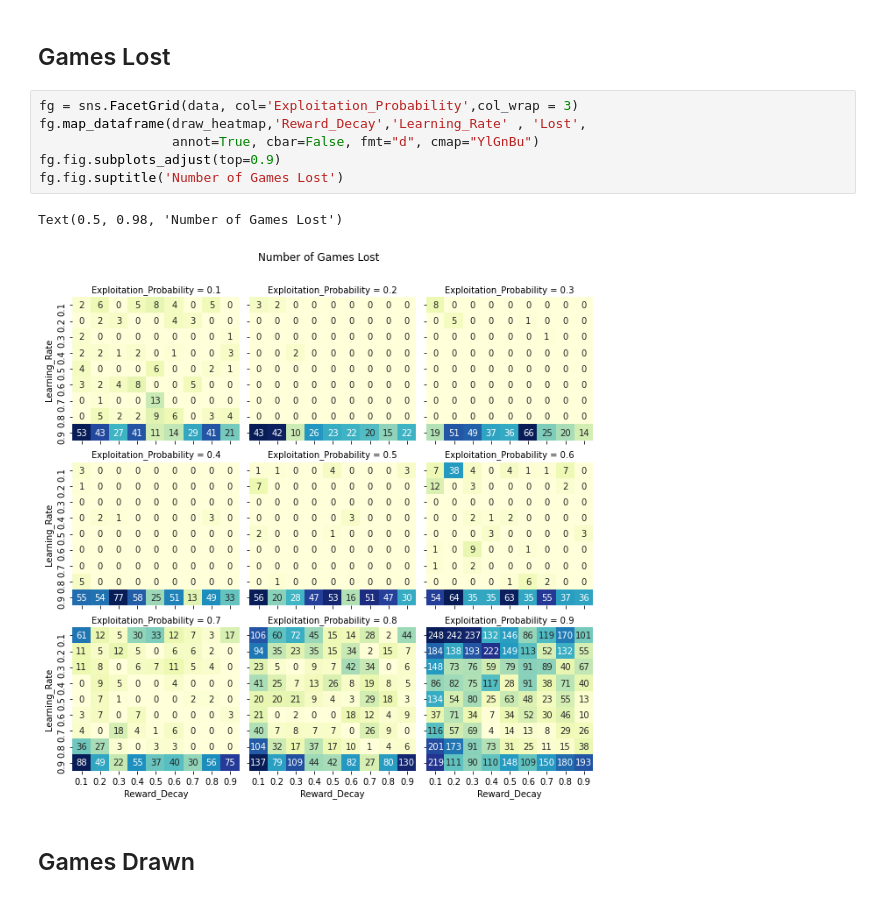
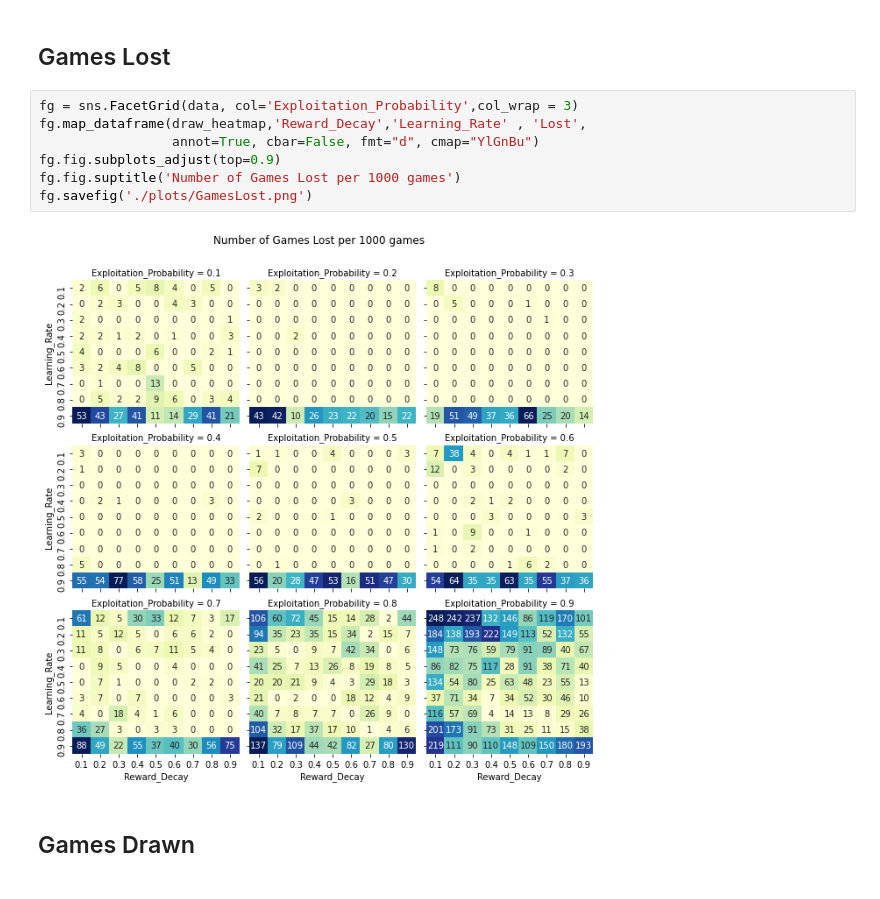
Before and after one commit to Deepu2308/TicTacToe_RL_QTable, a Jupyter notebook: analysis/SARSA.ipynb, the cells around one changed output. Saved outputs shown, nothing was run; the diff lists cells and outputs as text.

Commit message:
renamed figure

```diff
--- a/analysis/SARSA.ipynb
+++ b/analysis/SARSA.ipynb
@@ -265,12 +265,12 @@ def draw_heatmap(*args, **kwargs):
 # %%
 fg = sns.FacetGrid(data, col='Exploitation_Probability',col_wrap = 3)
 fg.map_dataframe(draw_heatmap,'Reward_Decay','Learning_Rate' , 'Lost',
                  annot=True, cbar=False, fmt="d", cmap="YlGnBu")
 fg.fig.subplots_adjust(top=0.9)
-fg.fig.suptitle('Number of Games Lost')
+fg.fig.suptitle('Number of Games Lost per 1000 games')
+fg.savefig('./plots/GamesLost.png')
 # %% [output]
-Text(0.5, 0.98, 'Number of Games Lost')
-[figure, old version]
+[figure, new version]
 # %% [markdown]
 ## Games Drawn
 # %%
```
Also changed, not shown: parts of 3 cells of this notebook.
